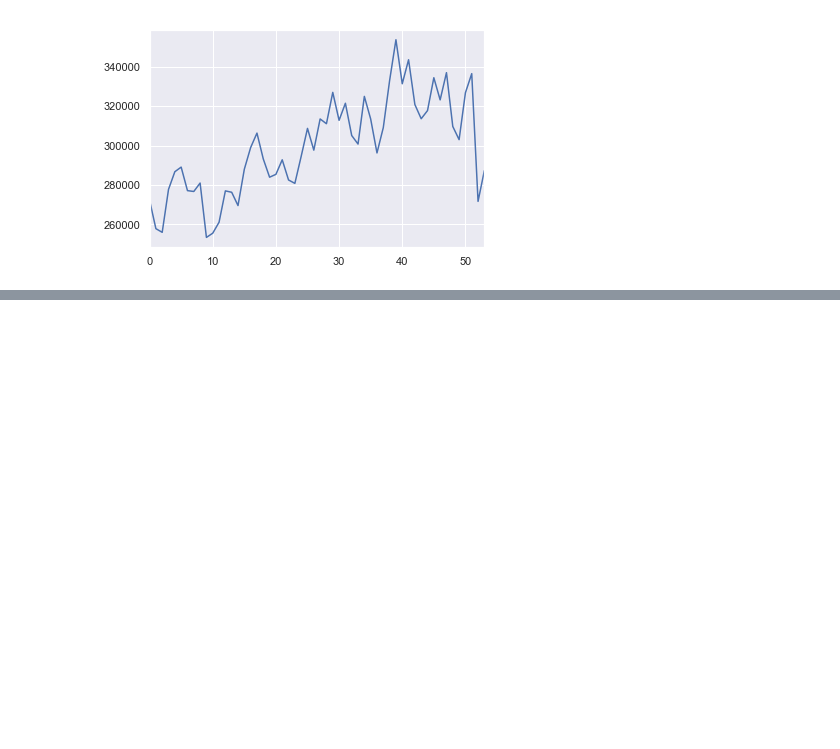
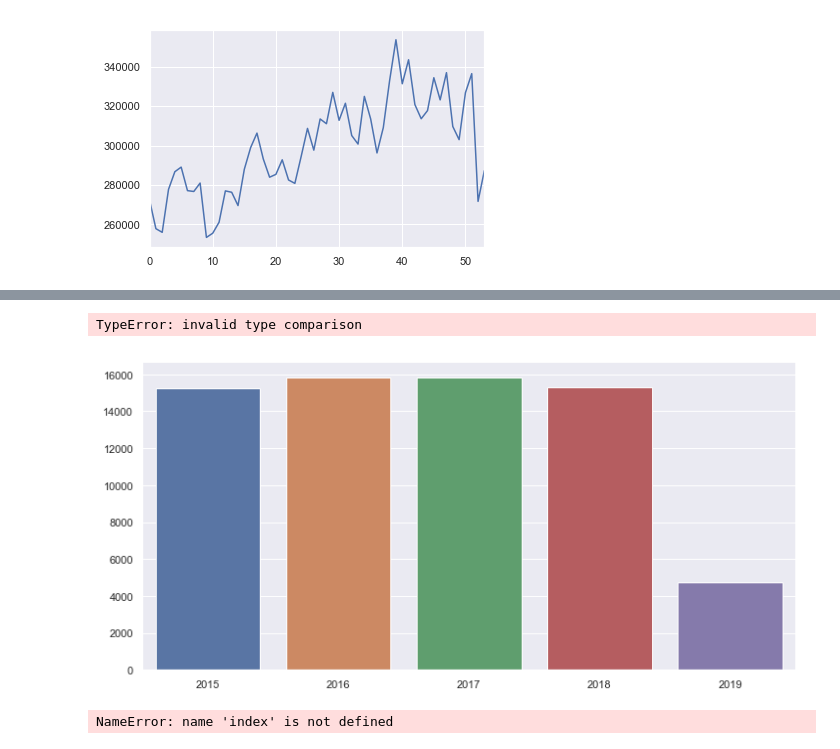
Before and after one commit to drewlehe/Nashville, a Jupyter notebook: TimeSeries.ipynb, the cells around one changed output, grey strips where cells are left out. Cells and saved outputs as stored; diff of their text form; code cells hidden in the pictures; blank space fills up the shorter version.

```diff
--- a/TimeSeries.ipynb
+++ b/TimeSeries.ipynb
@@ -125,0 +131,9 @@ sns.tsplot(df['Sale Price'].loc[start:end].resample('M').mean())
+# %%
+g = sns.factorplot(year, data=df, aspect=2, kind="count")
+# %% [output]
+TypeError: invalid type comparison
+[figure, added]
+# %%
+sns.lmplot(index,'Sale Price', df)
+# %% [output]
+NameError: name 'index' is not defined
```
Also changed, not shown: parts of 19 cells of this notebook, 1 other file.
